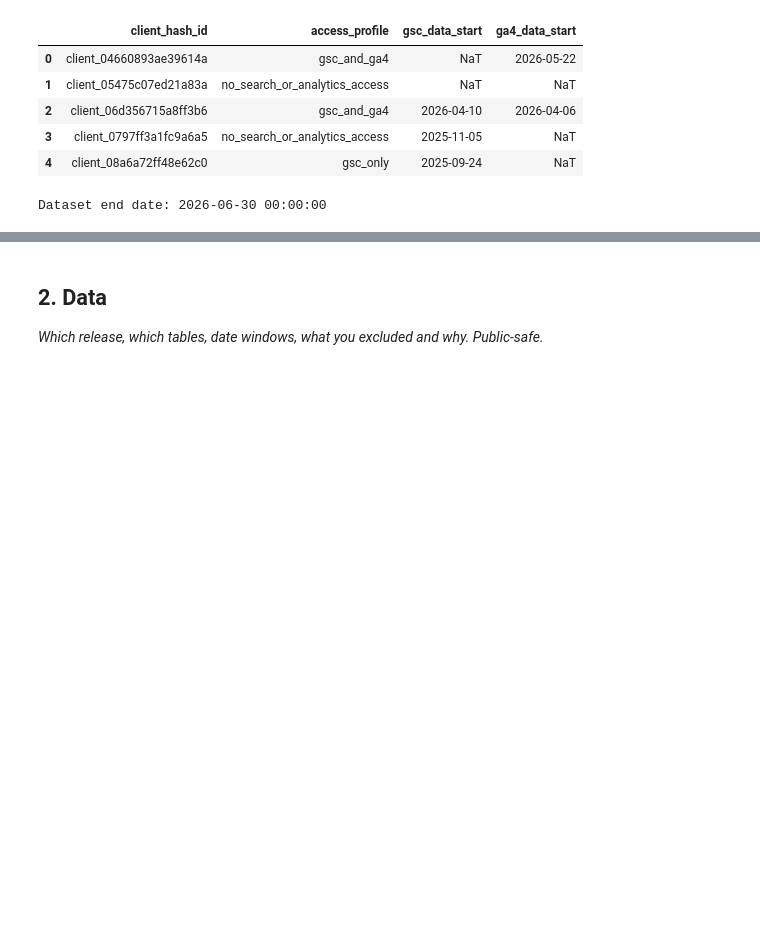
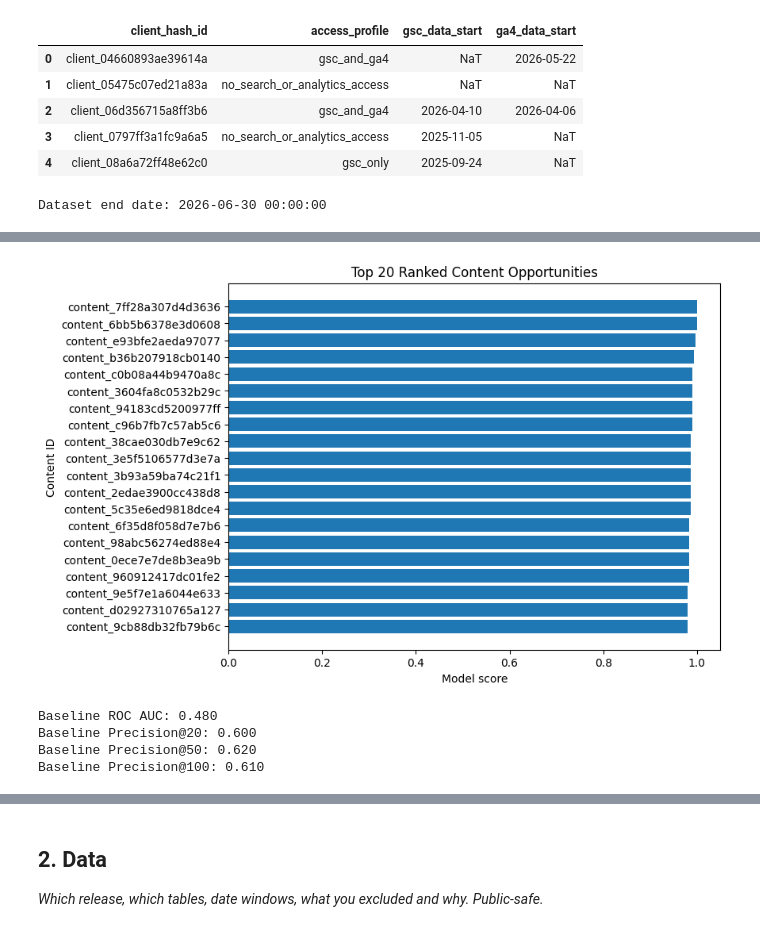
Before and after one commit to suha-2004/flyrank-ml-internship, a Jupyter notebook: work/notebooks/capstone.ipynb, the cells around one changed output, grey strips where cells are left out. Drawn from its saved outputs; the diff is of its cells as text; code cells hidden in the pictures; blank space fills up the shorter version.

```diff
--- a/work/notebooks/capstone.ipynb
+++ b/work/notebooks/capstone.ipynb
@@ -206,0 +543,14 @@ features.head()
+# %%
+recommendations = recommendations.merge(
+    test[
+        [
+            "content_hash_id",
+            "imp_prev30",
+            "clk_prev30",
+            "pos_prev30",
+            "visible_queries"
+        ]
+    ],
+    on="content_hash_id",
+    how="left"
+)
@@ -206,0 +636,57 @@ features.head()
+# %%
+top20 = recommendations.head(20).copy()
+
+plt.figure(figsize=(8, 6))
+
+plt.barh(
+    top20["content_hash_id"].astype(str),
+    top20["model_score"]
+)
+
+plt.xlabel("Model score")
+plt.ylabel("Content ID")
+plt.title("Top 20 Ranked Content Opportunities")
+
+plt.gca().invert_yaxis()
+
+plt.show()
+# %% [output]
+[figure, added]
+# %%
+from sklearn.metrics import roc_auc_score
+
+baseline_auc = roc_auc_score(
+    test["is_declining"],
+    test["baseline_score"]
+)
+
+baseline_p20 = precision_at_k(
+    test,
+    "baseline_score",
+    "is_declining",
+    20
+)
+
+baseline_p50 = precision_at_k(
+    test,
+    "baseline_score",
+    "is_declining",
+    50
+)
+
+baseline_p100 = precision_at_k(
+    test,
+    "baseline_score",
+    "is_declining",
+    100
+)
+
+print(f"Baseline ROC AUC: {baseline_auc:.3f}")
+print(f"Baseline Precision@20: {baseline_p20:.3f}")
+print(f"Baseline Precision@50: {baseline_p50:.3f}")
+print(f"Baseline Precision@100: {baseline_p100:.3f}")
+# %% [output]
+Baseline ROC AUC: 0.480
+Baseline Precision@20: 0.600
+Baseline Precision@50: 0.620
+Baseline Precision@100: 0.610
```
Also changed, not shown: parts of 56 cells of this notebook.
